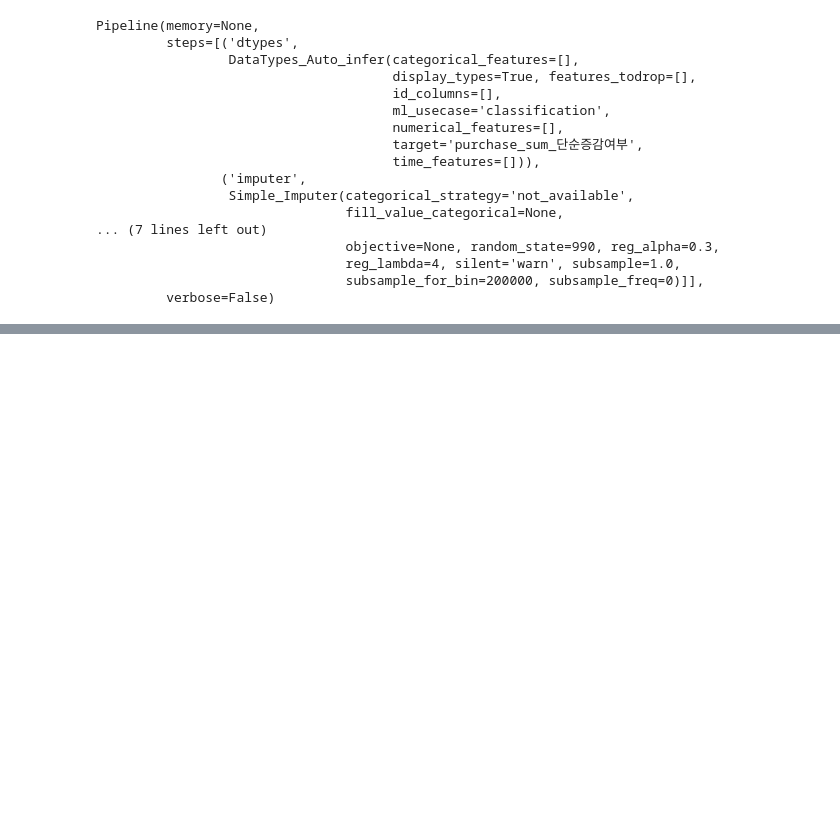
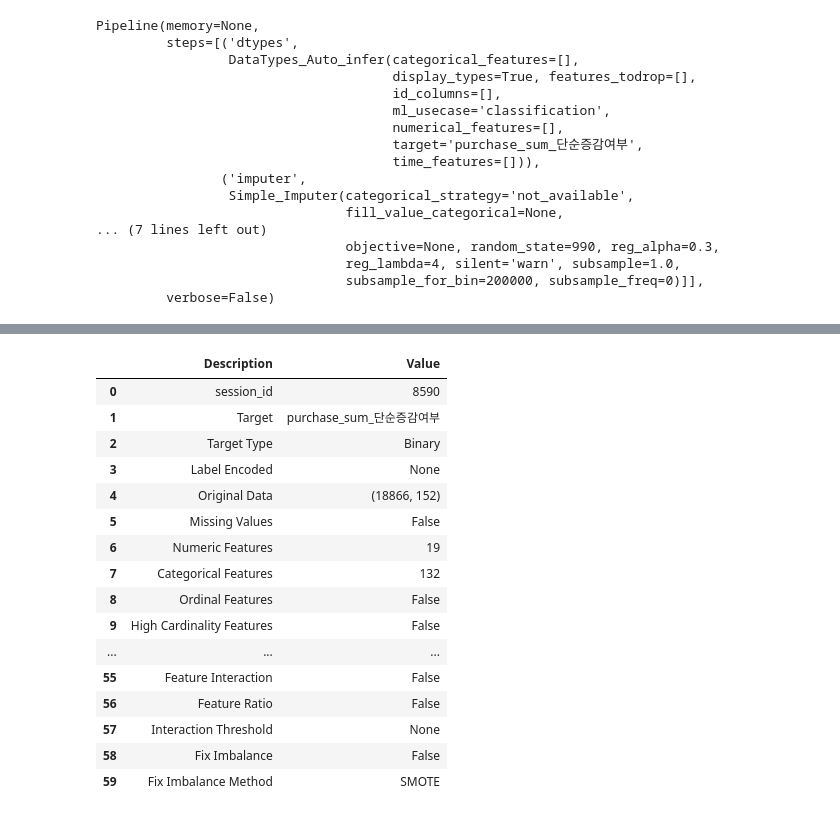
Before and after one commit to leejunghyunA/second_projects, a Jupyter notebook: 전체 모델링_10_25.ipynb, the cells around one changed output, grey strips where cells are left out. Drawn from its saved outputs; the diff is of its cells as text; code cells hidden in the pictures; blank space fills up the shorter version.

```diff
--- a/전체 모델링_10_25.ipynb
+++ b/전체 모델링_10_25.ipynb
@@ -219,0 +235,6 @@ Pipeline(memory=None,
+# %%
+new_li = []
+for column in R_total_Q3.columns:
+    new_column = 'Recency_rank' + column
+    new_li.append(new_column)
+new_li
@@ -219,0 +260,3 @@ Pipeline(memory=None,
+# %%
+R_total_Q3.columns = new_li
+R_total_Q3.head()
@@ -219,0 +270,3 @@ Pipeline(memory=None,
+# %%
+plus_R_features_total_Q3 = pd.concat([change_features_q3, R_total_Q3], axis = 1)
+plus_R_features_total_Q3.head()
@@ -219,0 +281,25 @@ Pipeline(memory=None,
+# %%
+plus_R_features_total_Q3_ = plus_R_features_total_Q3.drop('label', axis = 1, inplace = False)
+# %%
+new_df_ = clf.setup(data=plus_R_features_total_Q3_,
+                   target='purchase_sum_단순증감여부',
+                   train_size= 0.8,
+                   fold=5,data_split_stratify=True)
+# %% [output]
+|  | Description | Value |
+| 0 | session_id | 8590 |
+| 1 | Target | purchase_sum_단순증감여부 |
+| 2 | Target Type | Binary |
+| 3 | Label Encoded | None |
+| 4 | Original Data | (18866, 152) |
+| 5 | Missing Values | False |
+| 6 | Numeric Features | 19 |
+| 7 | Categorical Features | 132 |
+| 8 | Ordinal Features | False |
+| 9 | High Cardinality Features | False |
+| ... | ... | ... |
+| 55 | Feature Interaction | False |
+| 56 | Feature Ratio | False |
+| 57 | Interaction Threshold | None |
+| 58 | Fix Imbalance | False |
+| 59 | Fix Imbalance Method | SMOTE |
```
Also changed, not shown: parts of 10 cells of this notebook.
